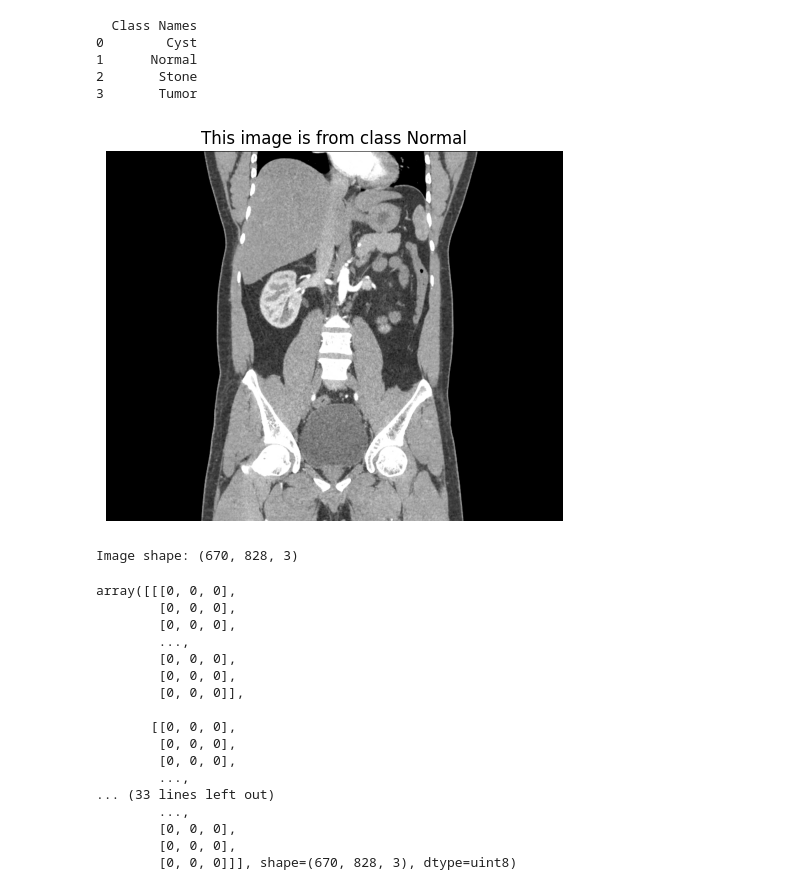
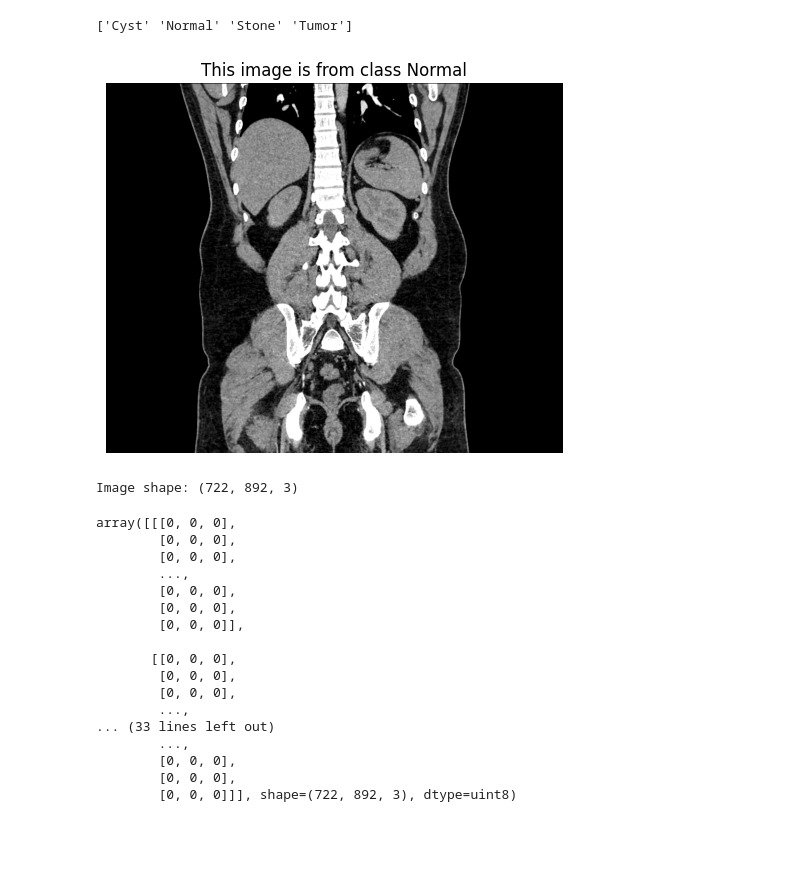
Before and after one commit to Samiul1902/kidney_cancer_detection_project, a Jupyter notebook: kidney_segment.ipynb, the cells around one changed output. Cells and saved outputs as stored; diff of their text form; code cells hidden in the pictures; blank space fills up the shorter version.

```diff
--- a/kidney_segment.ipynb
+++ b/kidney_segment.ipynb
@@ -54,14 +54,10 @@ import numpy as np
 import pandas as pd
 data_dir = pathlib.Path(train_dir)
 class_names = np.array(sorted([item.name for item in data_dir.glob("*")]))
-class_names = pd.DataFrame(class_names, columns=["Class Names"])
+# class_names = pd.DataFrame(class_names, columns=["Class Names"])
 print(class_names)
 # %% [output]
-  Class Names
-0        Cyst
-1      Normal
-2       Stone
-3       Tumor
+['Cyst' 'Normal' 'Stone' 'Tumor']
 # %%
 # random image function
 
@@ -76,12 +72,11 @@ def view_rendom_image(target_dir, target_class):
     print(f"Image shape: {img.shape}")
     return img
 # %%
-import random
 view_rendom_image(target_dir=train_dir,
-                        target_class=random.choice(class_names["Class Names"].values))
+                        target_class=random.choice(class_names))
 # %% [output]
-[figure, old version]
+[figure, new version]
-Image shape: (670, 828, 3)
+Image shape: (722, 892, 3)
 array([[[0, 0, 0],
         [0, 0, 0],
         [0, 0, 0],
@@ -98,7 +93,7 @@ array([[[0, 0, 0],
         ...,
         [0, 0, 0],
         [0, 0, 0],
-        [0, 0, 0]]], shape=(670, 828, 3), dtype=uint8)
+        [0, 0, 0]]], shape=(722, 892, 3), dtype=uint8)
 # %%
 #show 9 random images function
 def view_9_images(target_dir, target_class):
```
Also changed, not shown: parts of 4 cells of this notebook.
